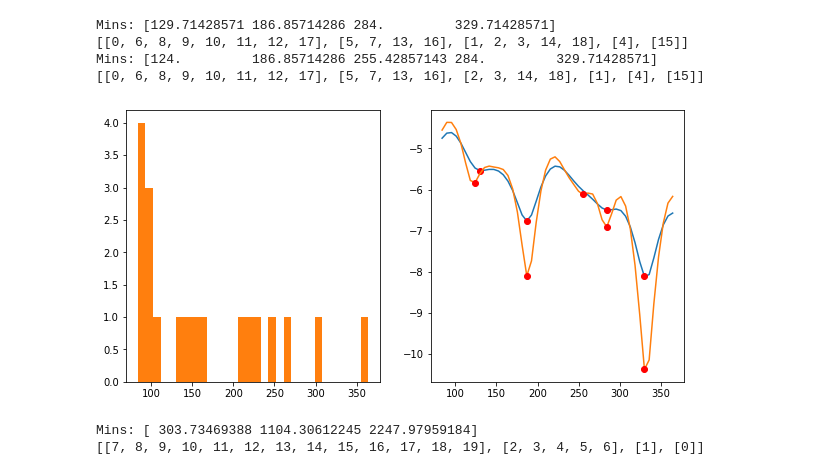
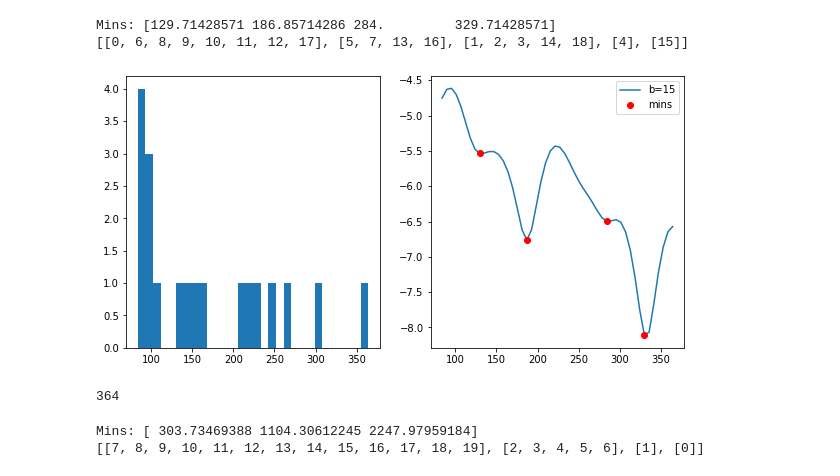
Before and after one commit to fatemerhmi/MTLV, a Jupyter notebook: notebooks/KDE.ipynb, the cells around one changed output. Cells and saved outputs as stored; diff of their text form; code cells hidden in the pictures.

```diff
--- a/notebooks/KDE.ipynb
+++ b/notebooks/KDE.ipynb
@@ -63,8 +63,8 @@ def KDE(x,b):
     plt.subplot(1, 2, 2)
     plt.plot(s,e,
             s[mi], e[mi], 'ro')
-
-    fig.savefig('test2png.png', dpi=100)
+    plt.legend([f'b={b}', 'mins'])
+    fig.savefig('test2png.png', dpi=200)
     groupings = []
     head_index = []
     for i in range(len(mins)):
@@ -91,15 +91,17 @@ def KDE(x,b):
 # %%
 openI_label_couts =  [100, 266, 219, 243, 300, 154, 94, 131, 84, 106, 89, 100, 89, 165, 226, 364, 140, 84, 212]
 head_index = KDE(openI_label_couts,b=15)
 print(head_index)
-head_index = KDE(openI_label_couts,b=10)
-print(head_index)
+# head_index = KDE(openI_label_couts,b=10)
+# print(head_index)
 # %% [output]
 Mins: [129.71428571 186.85714286 284.         329.71428571]
 [[0, 6, 8, 9, 10, 11, 12, 17], [5, 7, 13, 16], [1, 2, 3, 14, 18], [4], [15]]
-Mins: [124.         186.85714286 255.42857143 284.         329.71428571]
-[[0, 6, 8, 9, 10, 11, 12, 17], [5, 7, 13, 16], [2, 3, 14, 18], [1], [4], [15]]
-[figure, old version]
+[figure, new version]
+# %%
+max(openI_label_couts)
+# %% [output]
+364
 # %%
 reuters_label_couts =  [2877, 1650, 538, 433, 389, 368, 347, 212, 197, 181, 140, 131, 126, 124, 111, 101, 94, 87, 78, 75]
 
```
